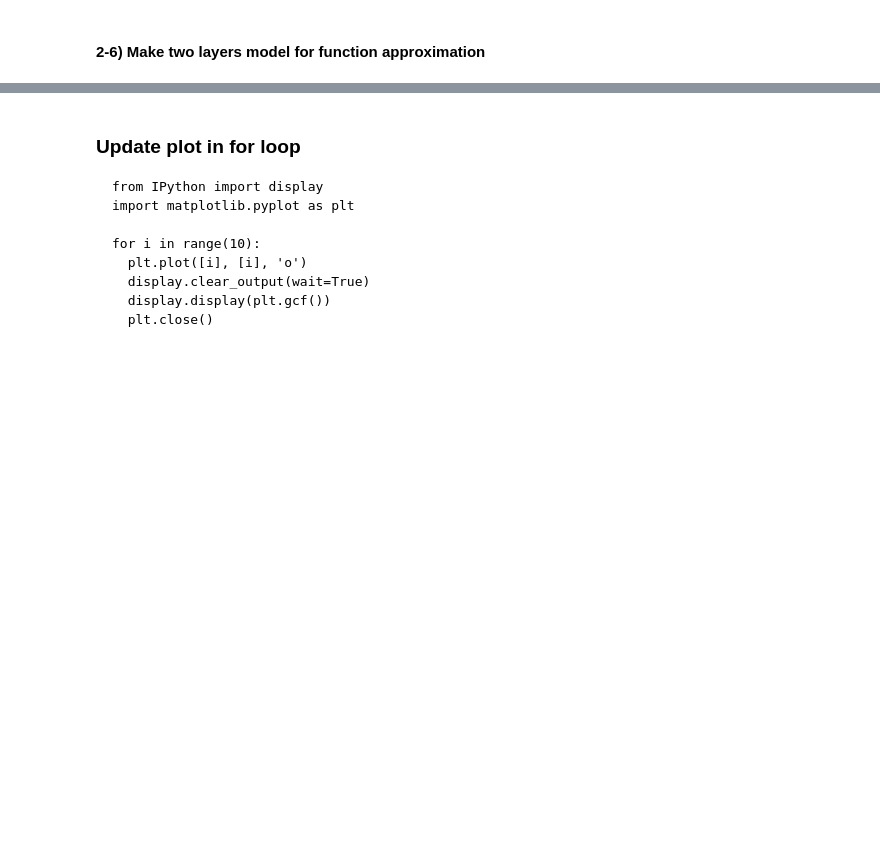
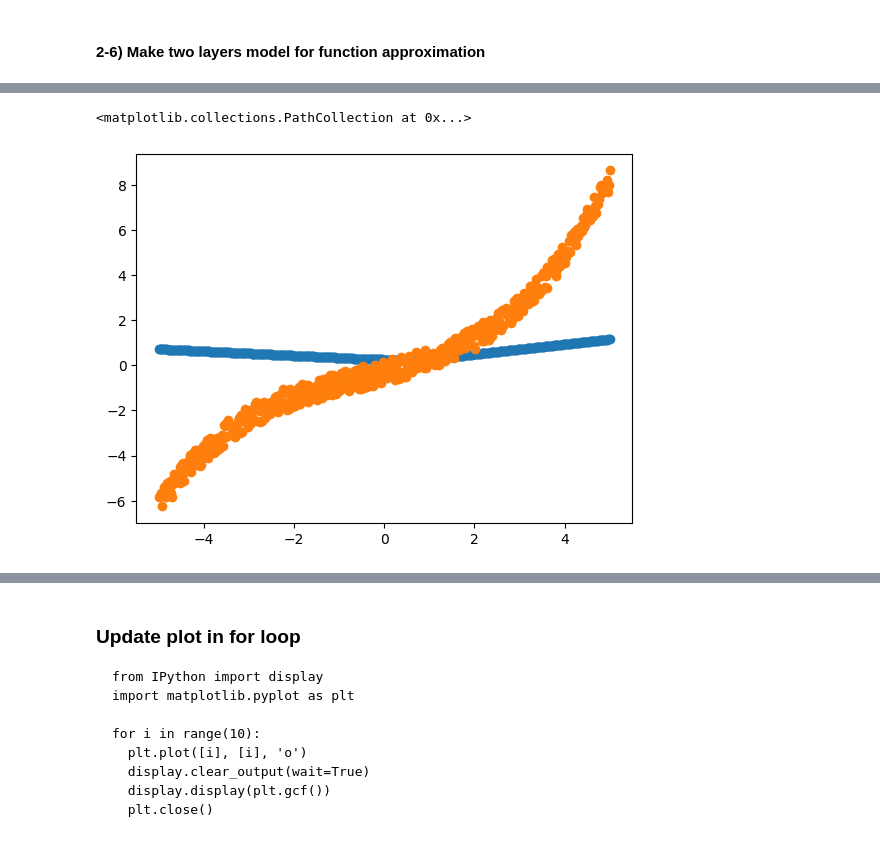
Before and after one commit to jdasam/mas1004, a Jupyter notebook: live_coding/2_function_approximation.ipynb, the cells around one changed output, grey strips where cells are left out. Saved outputs shown, nothing was run; the diff lists cells and outputs as text; code cells hidden in the pictures; blank space fills up the shorter version.

```diff
--- a/live_coding/2_function_approximation.ipynb
+++ b/live_coding/2_function_approximation.ipynb
@@ -576,9 +666,21 @@ xs_tensor.shape, output.shape
 class MyModel(nn.Module): # nn.Module is a building block for neural network
   def __init__(self, in_dim, out_dim, hidden_dim):
     super().__init__() # run the __init__ method of its super class, which is nn.Module
-
+    self.layer1 = nn.Linear(in_features = in_dim, out_features = hidden_dim)
+    self.layer2 = nn.Linear(in_features = hidden_dim, out_features = hidden_dim)
+    # self.layer1 = nn.Linear(in_dim, hidden_dim)
+    self.layer3 = nn.Linear(hidden_dim, out_dim)
+    self.relu = nn.ReLU()
 
   def forward(self, x): # forward path of neural network. this is called in __call__
-    return
+    x = self.layer1(x)
+    x = self.relu(x)
+    x = self.layer2(x)
+    x = self.relu(x)
+    x = self.layer3(x)
+    return x
 
 # define the model
+model = MyModel(1, 1, 32)
+model.layer1
+model(xs_tensor)
@@ -585,3 +705,10 @@ class MyModel(nn.Module): # nn.Module is a building block for neural network
+# %%
+
+plt.scatter(xs_tensor.squeeze(), model(xs_tensor).detach())
+plt.scatter(xs, ys)
+# %% [output]
+<matplotlib.collections.PathCollection at 0x...>
+[figure, added]
 # %%
 # prepare input and output answer (label, ground truth)
 ys_tensor = torch.tensor(ys).unsqueeze(1)
```
Also changed, not shown: parts of 17 cells of this notebook.
